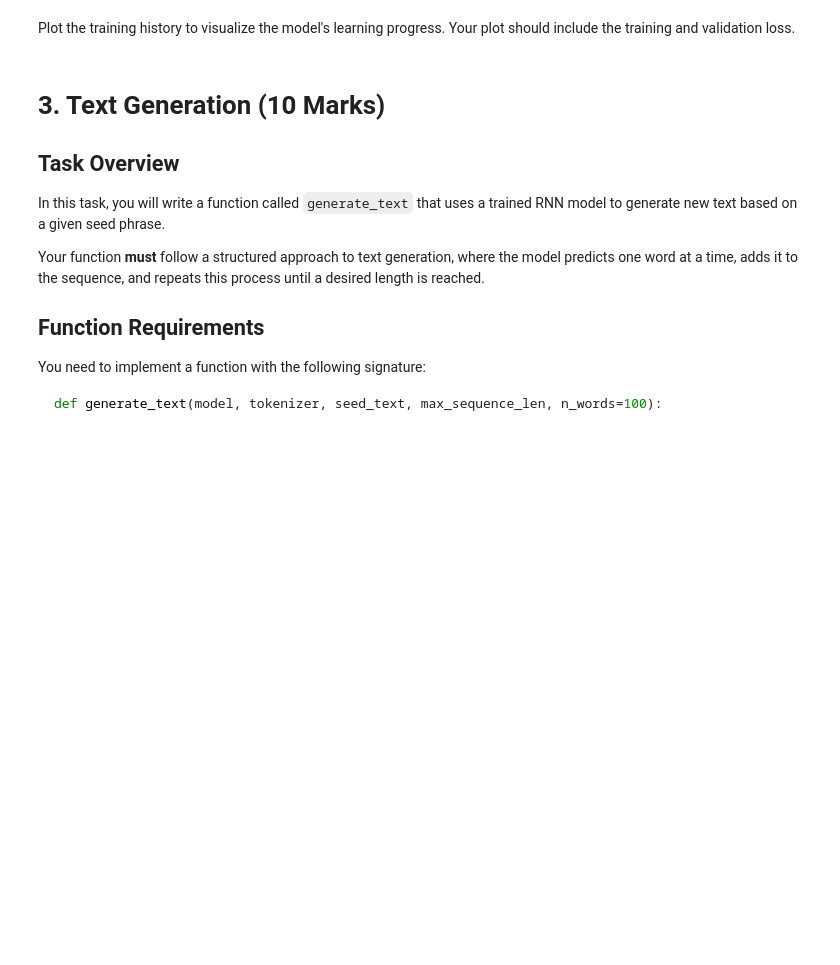
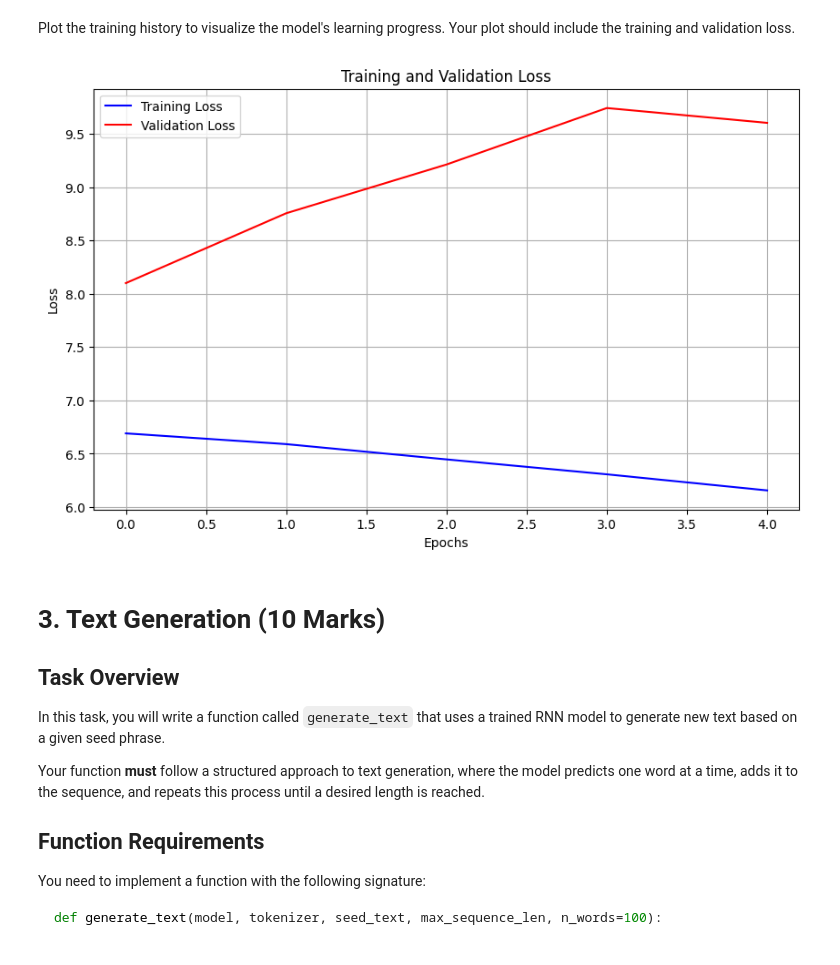
Before and after one commit to Urooj1607/deep_learning, a Jupyter notebook: 02_activities/assignments/assignment_2.ipynb, the cells around one changed output. Cells and saved outputs as stored; diff of their text form; code cells hidden in the pictures; blank space fills up the shorter version.

```diff
--- a/02_activities/assignments/assignment_2.ipynb
+++ b/02_activities/assignments/assignment_2.ipynb
@@ -121,5 +121,3 @@ To prepare the dataset for training, we need to clean the text and create a nume
 **Note**:
 * You'll need to specify an appropriate size for the vocabulary. The number of words in the list of most common words can serve as a guide - does it seem like a reasonable vocabulary size?
 * Some of the words will be excluded from the vocabulary, as they don't appear often enough. It's important to provide a value for `oov_token` when creating the Tokenizer instance, so that these words can be represented as "unknown".
-# %%
-text = load_dataset(file_path, fraction= 0.1)
@@ -187,12 +181,12 @@ X = np.array(X)
 y = np.array(y)
 
 # One last thing: let's drop any examples where the target is the OOV token - we don't want our model to predict that (boring!)
-mask = y != tokenizer.word_index[OOV_TOKEN] &(y>=1) & (y <= VOCAB_SIZE)
+mask = (y != tokenizer.word_index[OOV_TOKEN]) &(y>=1) & (y <= VOCAB_SIZE)
 X = X[mask]
 y = y[mask]
 
 # One-hot encode the target token
-y = to_categorical(y -1, num_classes=VOCAB_SIZE)
+y = to_categorical(y-1, num_classes=VOCAB_SIZE)
 
 # Split the data into training and validation sets
 X_train, X_val, y_train, y_val = train_test_split(X, y, test_size=0.2, random_state=42)
@@ -233,3 +320,16 @@ Give a short explanation of your choice of loss function and optimizer:
 _your explanation here_
 # %%
 # Solution
+from tensorflow.keras.optimizers import Adam
+from tensorflow.keras.losses import CategoricalCrossentropy
+from tensorflow.keras.metrics import Accuracy
+
+# Compile the model
+model.compile(
+    optimizer=Adam(learning_rate=0.001),  # Adam optimizer with default learning rate
+    loss=CategoricalCrossentropy(),  # Categorical cross-entropy loss
+    metrics=[Accuracy()]  # Track accuracy during training
+)
+
+# Print model summary to verify compilation
+model.summary()
@@ -242,3 +356,14 @@ Train the model on the training data you've prepared.
 * Store the training history in a variable called `history`.
 # %%
 # Train the model
+history = model.fit(
+    X_train,               # Training data (features)
+    y_train,               # Training data (labels)
+    epochs=5,              # Number of epochs
+    batch_size=128,        # Batch size
+    validation_data=(X_val, y_val),  # Validation data
+    verbose=1              # Show progress
+)
+
+# Optionally, print the history object to see metrics for each epoch
+print(history.history)
@@ -247,6 +384,22 @@ Plot the training history to visualize the model's learning progress. Your plot
 # %%
 # Solution
 import matplotlib.pyplot as plt
+# Extract the training and validation loss from the history object
+train_loss = history.history['loss']
+val_loss = history.history['val_loss']
+
+# Plot the training and validation loss
+plt.figure(figsize=(10, 6))
+plt.plot(train_loss, label='Training Loss', color='blue')
+plt.plot(val_loss, label='Validation Loss', color='red')
+plt.title('Training and Validation Loss')
+plt.xlabel('Epochs')
+plt.ylabel('Loss')
+plt.legend()
+plt.grid(True)
+plt.show()
+# %% [output]
+[figure, added]
 # %% [markdown]
 # 3. Text Generation (10 Marks)
 
```
Also changed, not shown: parts of 16 cells of this notebook.
